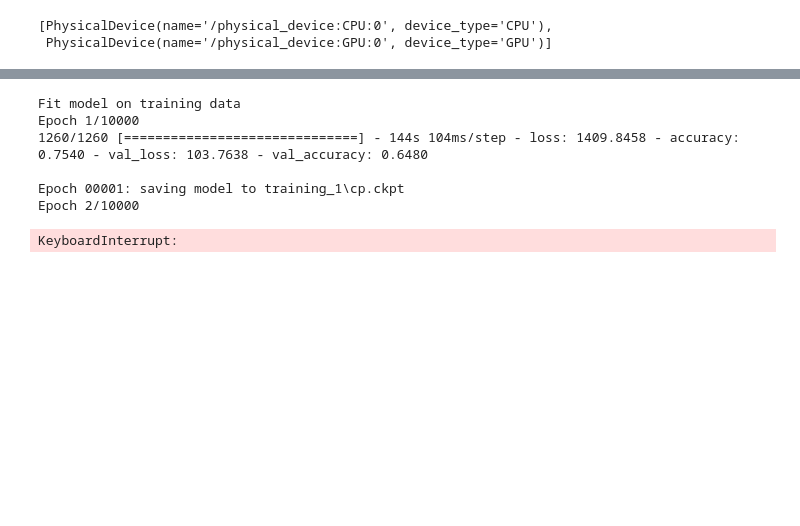
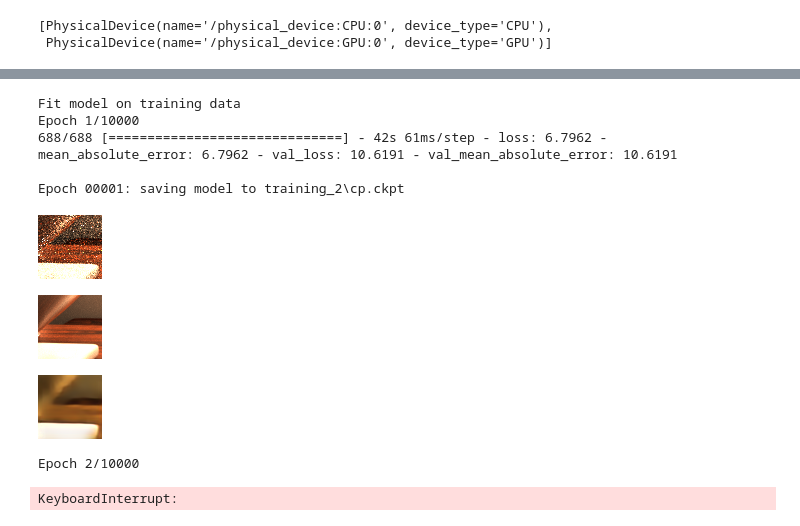
Before and after one commit to epitaque/kpcn, a Jupyter notebook: kpcn.ipynb, the cells around one changed output, grey strips where cells are left out. Saved outputs shown, nothing was run; the diff lists cells and outputs as text; code cells hidden in the pictures; blank space fills up the shorter version.

```diff
--- a/kpcn.ipynb
+++ b/kpcn.ipynb
@@ -18,9 +14,15 @@ tf.config.list_physical_devices()
 # %% [output]
 [PhysicalDevice(name='/physical_device:CPU:0', device_type='CPU'),
  PhysicalDevice(name='/physical_device:GPU:0', device_type='GPU')]
+# %%
+def imshow(data):
+    data = np.clip(data, 0.0, 255.0).astype(np.uint8)
+    pil_img = PIL.Image.fromarray(data, 'RGB')
+    display(pil_img)
+    return pil_img
 # %%
 patch_size = 64
 mini_batch_size = 5
 percent_used_for_validation = 0.1
-checkpoint_path = "training_1/cp.ckpt"
+checkpoint_path = "training_2/cp.ckpt"
 checkpoint_dir = os.path.dirname(checkpoint_path)
@@ -214,23 +216,59 @@ def create_tf_dataset(x_patches, y_patches):
 # %%
 # train, validate = prepare_training_data()
 train, validate = create_tf_dataset(x_patches, y_patches)
+# %%
+latest = tf.train.latest_checkpoint(checkpoint_dir)
+model.load_weights(latest)
+# %%
+class DisplayImageCallback(tf.keras.callbacks.Callback):
+    def __init__(self):
+        super(DisplayImageCallback, self).__init__()
+
+    def on_epoch_end(self, epoch, logs=None):
+        if epoch % 3 != 0:
+            return
+
+        # if predicting final output
+        pn = 405
+        xpatch = x_patches[pn]
+        xpatchcolor = xpatch[:,:,:3]
+        predicted = model.predict(xpatch.reshape((1, xpatch.shape[0], xpatch.shape[1], xpatch.shape[2])))[0]
+        gt = y_patches[pn]
+
+        imshow(xpatchcolor).save(checkpoint_dir + '/xpatch.png')
+        imshow(gt).save(checkpoint_dir + '/gt.png')
+        imshow(predicted).save(checkpoint_dir + '/prediction.png')
+
+
+# xpatch = x_patches[pn]
+# xpatchcolor = xpatch[:,:,:3]
+# predicted = model.predict(xpatch.reshape((1, xpatch.shape[0], xpatch.shape[1], xpatch.shape[2])))[0]
+# gt = y_patches[pn]
+
+# imshow(xpatchcolor).save(checkpoint_dir + '/xpatch.png')
+# imshow(gt).save(checkpoint_dir + '/gt.png')
+# imshow(predicted).save(checkpoint_dir + '/prediction.png')
 # %%
 print("Fit model on training data")
-history_cb = tf.keras.callbacks.CSVLogger('./training_1/log.csv', separator=",", append=False)
+image_cb = DisplayImageCallback()
+history_cb = tf.keras.callbacks.CSVLogger('./training_2/log.csv', separator=",", append=True)
 cp_callback = tf.keras.callbacks.ModelCheckpoint(filepath=checkpoint_path,
                                                  save_weights_only=True,
                                                  verbose=1)
 history = model.fit(
     train,
     validation_data=validate,
     epochs=10000,
-    callbacks=[cp_callback, history_cb]
+    callbacks=[cp_callback, history_cb, image_cb]
 )
 # %% [output]
 Fit model on training data
 Epoch 1/10000
-1260/1260 [==============================] - 144s 104ms/step - loss: 1409.8458 - accuracy: 0.7540 - val_loss: 103.7638 - val_accuracy: 0.6480
+688/688 [==============================] - 42s 61ms/step - loss: 6.7962 - mean_absolute_error: 6.7962 - val_loss: 10.6191 - val_mean_absolute_error: 10.6191
 
-Epoch 00001: saving model to training_1\cp.ckpt
-Epoch 2/10000
+Epoch 00001: saving model to training_2\cp.ckpt
+[figure, added]
+[figure, added]
+[figure, added]
-KeyboardInterrupt:
+Epoch 2/10000
+KeyboardInterrupt:
```
Also changed, not shown: parts of 13 cells of this notebook, 8 other files.
